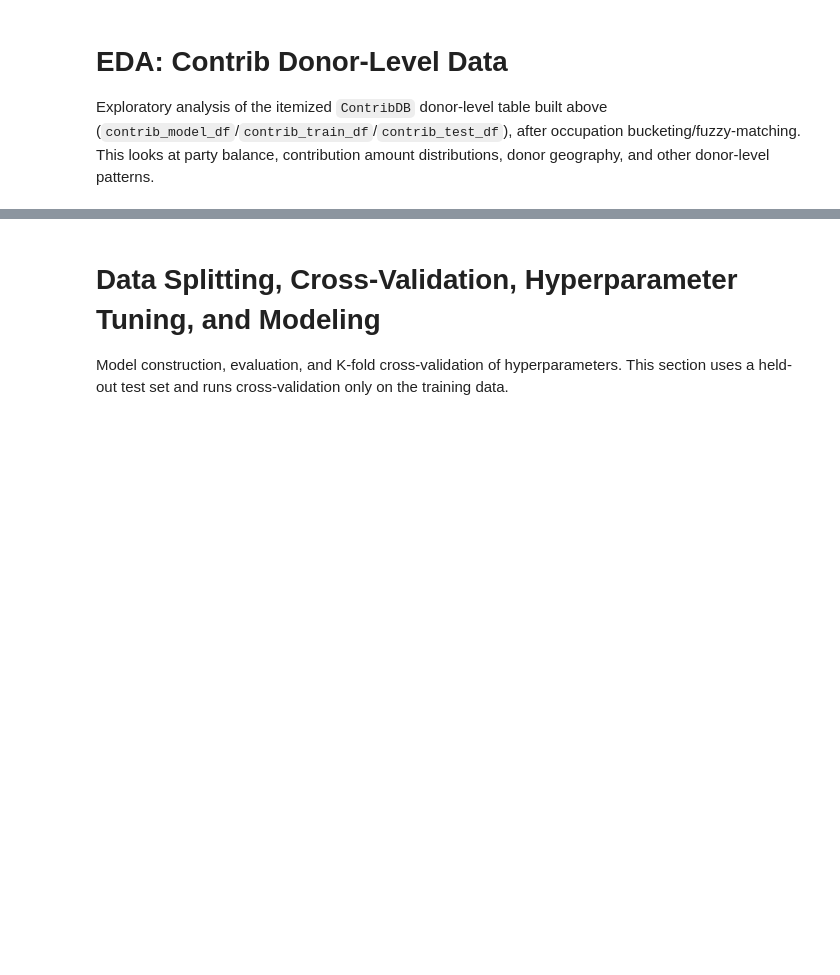
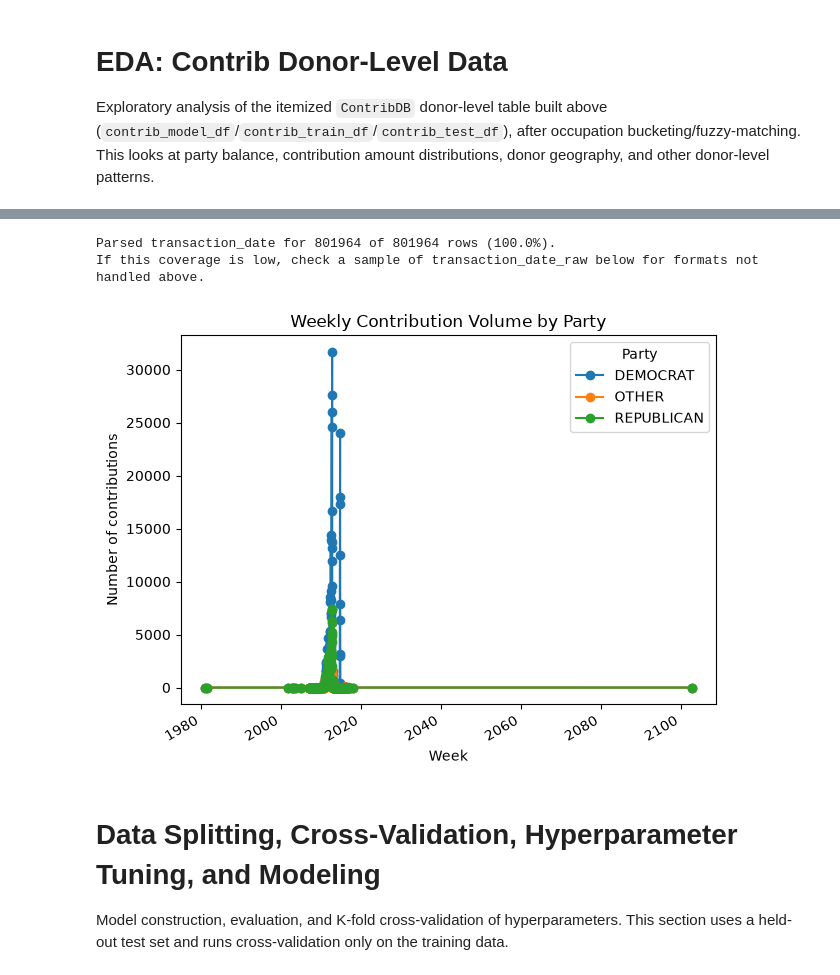
Before and after one commit to cbauerswald/group16_project_ds5110, a Jupyter notebook: Final_Project.ipynb, the cells around one changed output, grey strips where cells are left out. Cells and saved outputs as stored; diff of their text form; code cells hidden in the pictures; blank space fills up the shorter version.

```diff
--- a/Final_Project.ipynb
+++ b/Final_Project.ipynb
@@ -1280,39 +1314,48 @@ contrib_dated = contrib_model_df.withColumn(
         F.try_to_timestamp(transaction_date_str, F.lit("MM/dd/yyyy")).cast("date"),
         F.try_to_timestamp(transaction_date_str, F.lit("M/d/yyyy")).cast("date"),
     )
+)
+
+contrib_dated = contrib_dated.filter(
+    F.col("transaction_date").isNotNull() &
+    (F.year(F.col("transaction_date")) >= 1900)
 )
 
 parsed_count = contrib_dated.filter(F.col("transaction_date").isNotNull()).count()
 total_count = contrib_dated.count()
 print(f"Parsed transaction_date for {parsed_count} of {total_count} rows ({parsed_count / total_count:.1%}).")
 print("If this coverage is low, check a sample of transaction_date_raw below for formats not handled above.")
 
 if SHOW_EDA_TABLES:
     print("Sample of unparsed transaction_date_raw values:")
     show_df(
         contrib_dated.filter(F.col("transaction_date").isNull()).select("transaction_date_raw").distinct(),
         20, truncate=False
     )
 
 date_party_counts = (
     contrib_dated
     .filter(F.col("transaction_date").isNotNull())
     .withColumn("week", F.date_trunc("week", F.col("transaction_date")))
     .groupBy("week", "party_group")
     .count()
     .orderBy("week")
 )
 
 if MAKE_GRAPHS:
     date_party_pd = date_party_counts.toPandas()
     if len(date_party_pd) > 0:
         pivot_week = date_party_pd.pivot(index="week", columns="party_group", values="count").fillna(0)
         ax = pivot_week.plot(kind="line", marker="o", title="Weekly Contribution Volume by Party")
         ax.set_xlabel("Week")
         ax.set_ylabel("Number of contributions")
         ax.legend(title="Party")
         plt.tight_layout()
         plt.show()
+# %% [output]
+Parsed transaction_date for 801964 of 801964 rows (100.0%).
+If this coverage is low, check a sample of transaction_date_raw below for formats not handled above.
+[figure, added]
 # %% [markdown]
 # Data Splitting, Cross-Validation, Hyperparameter Tuning, and Modeling
 
```
Also changed, not shown: parts of 17 cells of this notebook.
